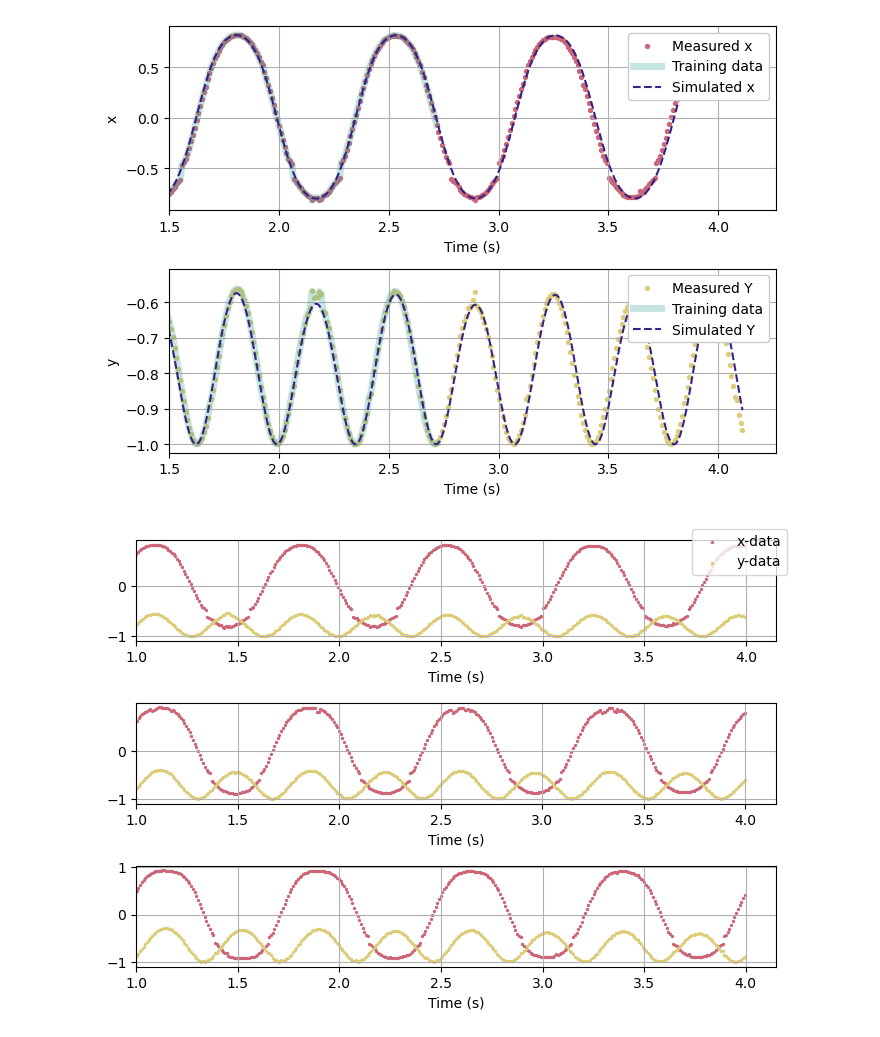
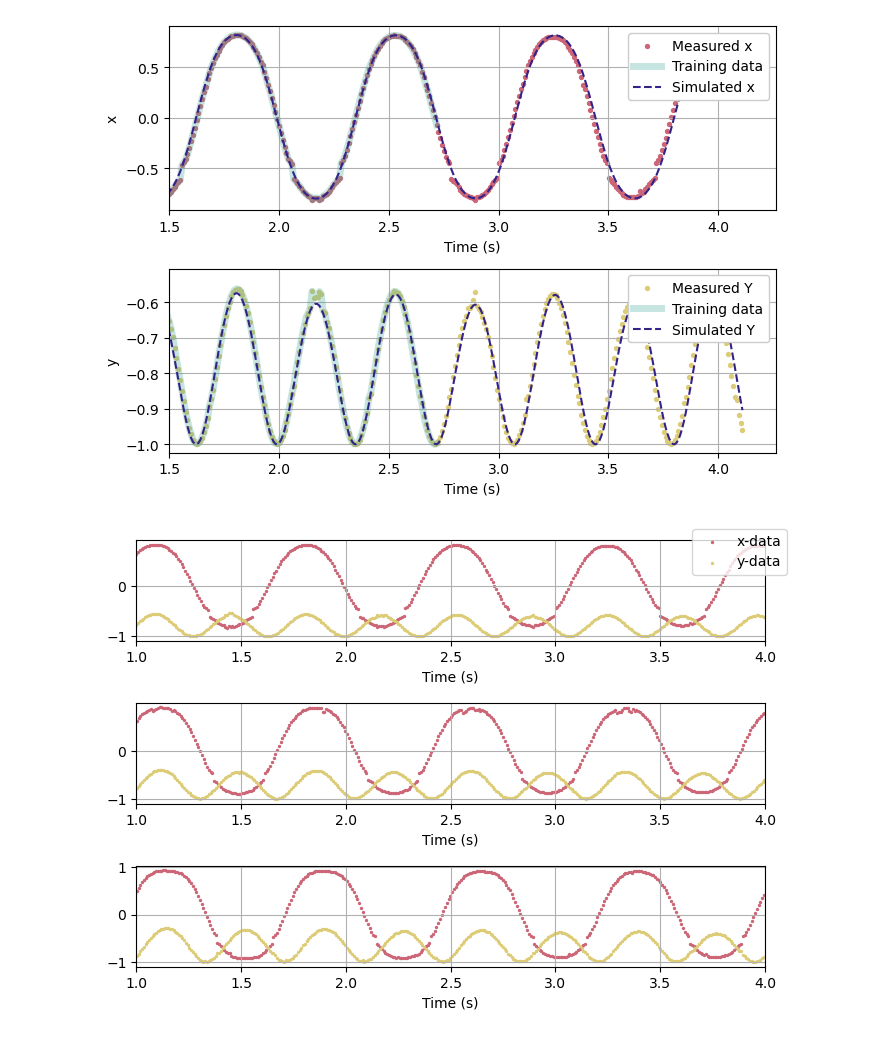
Before and after one commit to mjayadharan/DAE-FINDER_dev, a Jupyter notebook: Examples/Example_2_pendulum/damped_pendulum_video_parameter_estimation.ipynb, the cells around one changed output. Drawn from its saved outputs; the diff is of its cells as text; code cells hidden in the pictures.

```diff
--- a/Examples/Example_2_pendulum/damped_pendulum_video_parameter_estimation.ipynb
+++ b/Examples/Example_2_pendulum/damped_pendulum_video_parameter_estimation.ipynb
@@ -421,20 +421,24 @@ plot_actual_vs_simulated(df_trimmed[0][19:], omega0_0, beta_est, gamma_est, 'Act
 # %%
 fig, axes = plt.subplots(len(df_trimmed), 1, figsize=(7, 5))
 
 for i, df in enumerate(df_trimmed):
     df_subset = df[(df['t'] >= 0.2) & (df['t'] <= 4)]
 
     axes[i].scatter(df_subset['t'], df_subset['x'], label='x-data', s=2, color='#CC6677')
     axes[i].scatter(df_subset['t'], df_subset['y'], label='y-data', s=2, color='#DDCC77')
     axes[i].set_xlabel('Time (s)')
-    axes[i].grid(True)  # Add grid
-    axes[i].set_xlim(left=1)  # Set x limit to start from 1
+    axes[i].grid(True)
+    axes[i].set_xlim(left=1)
+    axes[i].set_xlim(right=4)
 
-# Create a single legend for all subplots
+
 handles, labels = axes[0].get_legend_handles_labels()
 fig.legend(handles, labels, loc='upper right')
 
+
 plt.tight_layout()
+plt.savefig('Example_2_pendulum_experimet_data.svg', format='svg')
+
 plt.show()
 # %% [output]
-[figure, old version]
+[figure, new version]
```
Also changed, not shown: parts of 1 cell of this notebook, 12 other files.
